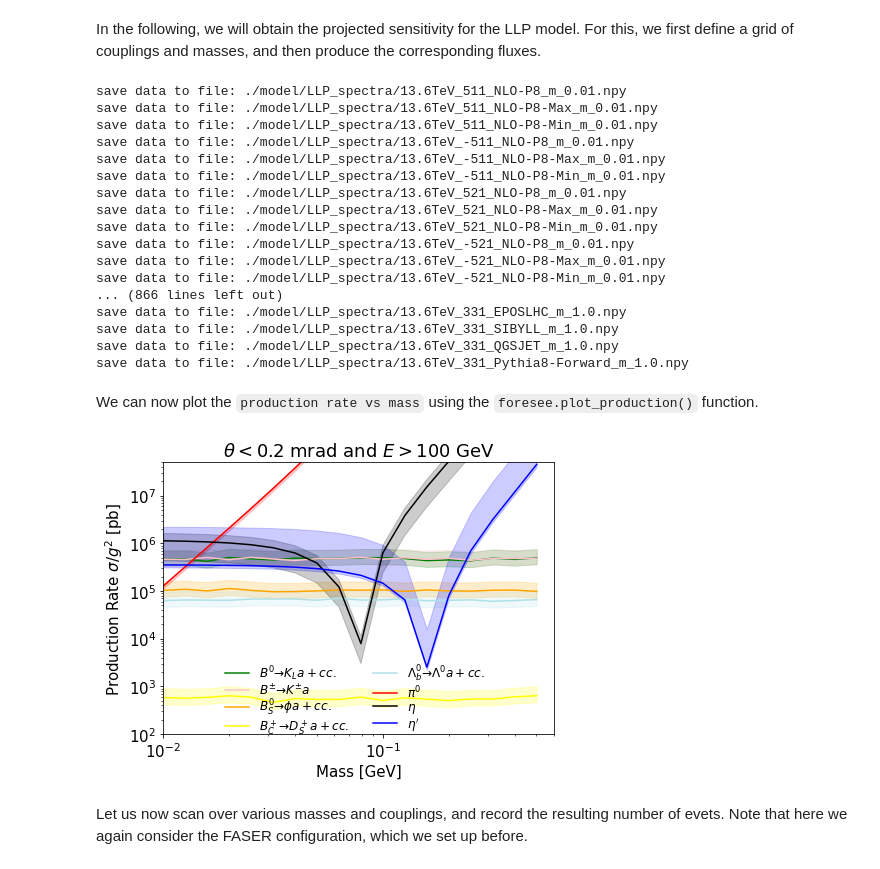
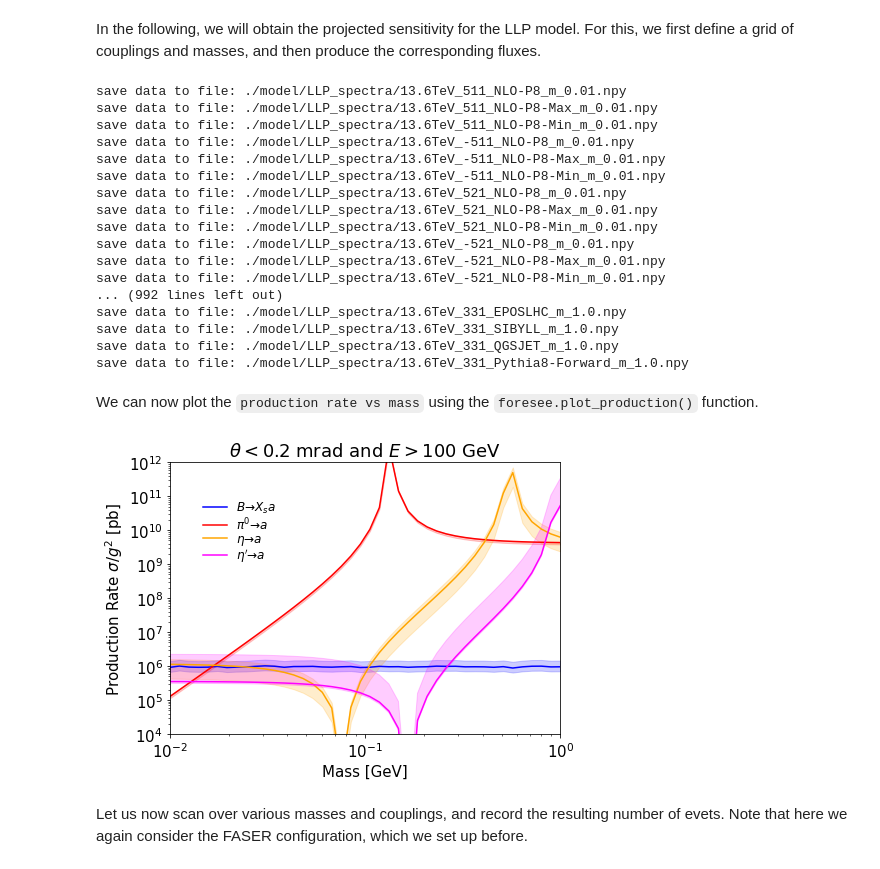
Before and after one commit to KlingFelix/FORESEE, a Jupyter notebook: Models/ALP-g/ALP-g.ipynb, the cells around one changed output. Cells and saved outputs as stored; diff of their text form; code cells hidden in the pictures.

```diff
--- a/Models/ALP-g/ALP-g.ipynb
+++ b/Models/ALP-g/ALP-g.ipynb
@@ -175,12 +115,7 @@ model.set_ctau_1d(
 decay_modes =  ["br_2Gamma", "br_3Pi0", "br_Pi+Pi-Gamma", "br_Pi+Pi-Pi0", "br_2PiEta"]
 model.set_br_1d(
     modes=decay_modes,
-    finalstates=[[22,22],
-                 [211,-211, 221],
-                 [111,111,111],
-                 [211,-211,22],
-                 [211,-211,111]
-                ],
+    finalstates=[[22,22], [111,111,111], [211,-211,22], [211,-211, 111], [211,-211,221]],
     filenames=["model/br/"+mode+".dat" for mode in decay_modes],
 )
 # %% [markdown]
@@ -228,7 +161,7 @@ foresee.set_detector(
     selection="np.sqrt(x.x**2 + (x.y+0.065)**2)<.1",
     length=3.5,
     luminosity=60,
-    channels=["br_2Gamma", "br_3Pi0"]
+    channels=["br_2Gamma", "br_3Pi0"],
 )
 # %% [markdown]
 For our benchmark point, let us now look at how many particle decay inside the decay volume. We also export 1000 unweighted events as a HEPMC file.
@@ -285,8 +216,8 @@ plt.show()
 # %% [markdown]
 In the following, we will obtain the projected sensitivity for the LLP model. For this, we first define a grid of couplings and masses, and then produce the corresponding fluxes.
 # %%
-masses = np.logspace(-2,0,21)
-couplings = np.logspace(-8,3,101)
+masses=[round(x,5) for x in np.logspace(-2,0,41+1)]
+couplings = np.logspace(-8,0,81)
 
 for mass in masses:
     foresee.get_llp_spectrum(mass=mass,coupling=1)
@@ -303,7 +234,7 @@ save data to file: ./model/LLP_spectra/13.6TeV_521_NLO-P8-Min_m_0.01.npy
 save data to file: ./model/LLP_spectra/13.6TeV_-521_NLO-P8_m_0.01.npy
 save data to file: ./model/LLP_spectra/13.6TeV_-521_NLO-P8-Max_m_0.01.npy
 save data to file: ./model/LLP_spectra/13.6TeV_-521_NLO-P8-Min_m_0.01.npy
-... (866 lines left out)
+... (992 lines left out)
 save data to file: ./model/LLP_spectra/13.6TeV_331_EPOSLHC_m_1.0.npy
 save data to file: ./model/LLP_spectra/13.6TeV_331_SIBYLL_m_1.0.npy
 save data to file: ./model/LLP_spectra/13.6TeV_331_QGSJET_m_1.0.npy
@@ -312,34 +243,27 @@ save data to file: ./model/LLP_spectra/13.6TeV_331_Pythia8-Forward_m_1.0.npy
 We can now plot the `production rate vs mass` using the `foresee.plot_production()` function.
 # %%
 productions=[
-
-     {"channels": ["511","-511"], "color": "green", "label": r"$B^0 \to K_L a + cc.$", "generators": ['NLO-P8','NLO-P8-Max', 'NLO-P8-Min']},
-     {"channels": ["521","-521"], "color": "pink", "label": r"$B^{\pm} \to K^{\pm} a$", "generators": ['NLO-P8','NLO-P8-Max', 'NLO-P8-Min']},
-     {"channels": ["531","-531"], "color": "orange", "label": r"$B^0_S \to \phi a + cc.$", "generators": ['NLO-P8','NLO-P8-Max', 'NLO-P8-Min']},
-     {"channels": ["541","-541"], "color": "yellow", "label": r"$B^+_C \to D^+_S a + cc.$", "generators": ['NLO-P8','NLO-P8-Max', 'NLO-P8-Min']},
-     {"channels": ["5122","-5122"], "color": "powderblue", "label": r"$\Lambda^0_b \to \Lambda^0 a + cc.$", "generators": ['NLO-P8','NLO-P8-Max', 'NLO-P8-Min']},
-     {"channels": ["111"], "color": "red", "label": r"$\pi^0$", "generators": ['EPOSLHC', 'SIBYLL', 'QGSJET', 'Pythia8-Forward']},
-     {"channels": ["221"], "color": "black", "label": r"$\eta$", "generators": ['EPOSLHC', 'SIBYLL', 'QGSJET', 'Pythia8-Forward']},
-     {"channels": ["331"], "color": "blue", "label": r"$\eta '$", "generators": ['EPOSLHC', 'SIBYLL', 'Pythia8-Forward']},
-
-
+     {"channels": ["511","-511", "521","-521"],  "color": "blue", "label": r"$B \to X_s a $", "generators": ['NLO-P8','NLO-P8-Max', 'NLO-P8-Min']},
+     {"channels": ["111"], "color": "red"     , "label": r"$\pi^0\to a$" , "generators": ['EPOSLHC', 'SIBYLL', 'QGSJET', 'Pythia8-Forward']},
+     {"channels": ["221"], "color": "orange"  , "label": r"$\eta\to a$"  , "generators": ['EPOSLHC', 'SIBYLL', 'QGSJET', 'Pythia8-Forward']},
+     {"channels": ["331"], "color": "magenta" , "label": r"$\eta'\to a$" , "generators": ['EPOSLHC', 'SIBYLL', 'Pythia8-Forward']},
 ]
 
 plot=foresee.plot_production(
     masses = masses,
     productions = productions,
     energy=energy,
     condition="logth<-3.7 and logp>2",
-    xlims=[0.01,0.6], ylims=[1e2,5e7],
+    xlims=[0.01,1], ylims=[1e4,1e12],
     xlabel=r"Mass [GeV]",
     ylabel=r"Production Rate $\sigma/g^2$ [pb]",
     title=r"$\theta < 0.2$ mrad and $E > 100$ GeV",
-    legendloc=(0.85,0.3),
+    legendloc=(0.3,0.9),
     fs_label=12,
-    ncol=2,
+    ncol=1,
 )
 # %% [output]
-[figure, old version]
+[figure, new version]
 # %% [markdown]
 Let us now scan over various masses and couplings, and record the resulting number of evets. Note that here we again consider the FASER configuration, which we set up before.
 # %%
```
Also changed, not shown: parts of 15 cells of this notebook, 28 other files.
